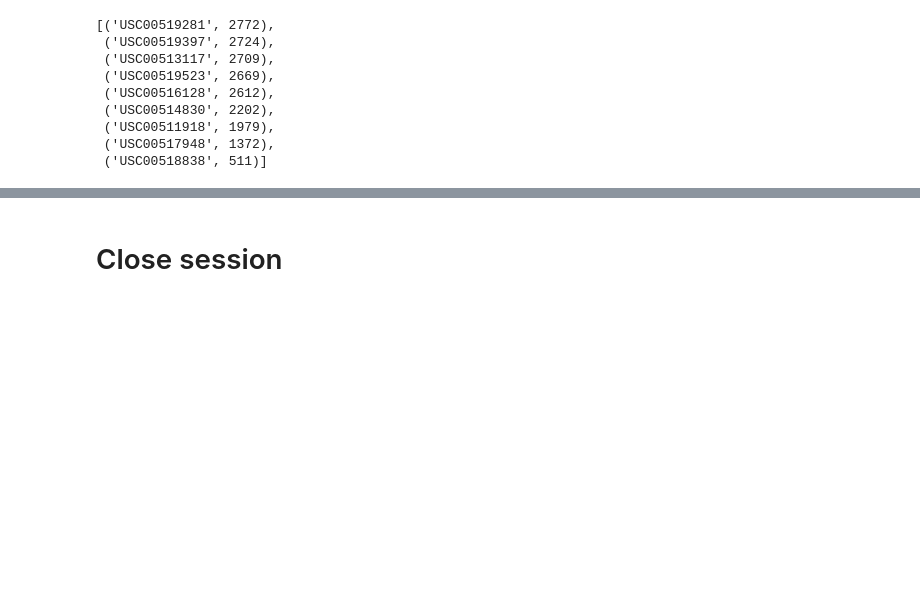
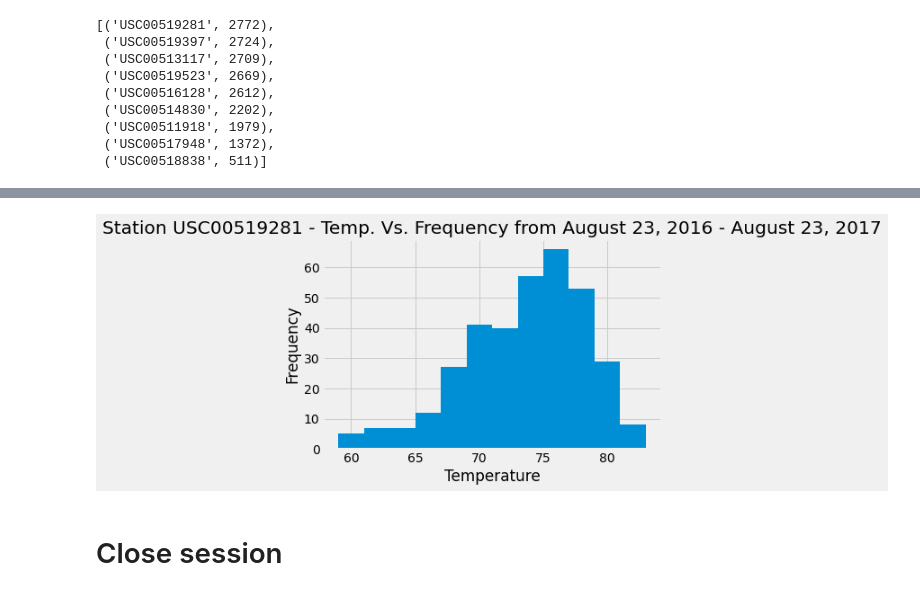
Before and after one commit to Trumane12311/sqlalchemy-challenge, a Jupyter notebook: climate_starter.ipynb, the cells around one changed output, grey strips where cells are left out. Saved outputs shown, nothing was run; the diff lists cells and outputs as text; code cells hidden in the pictures; blank space fills up the shorter version.

```diff
--- a/climate_starter.ipynb
+++ b/climate_starter.ipynb
@@ -257,10 +257,10 @@ There are 9 stations in the dataset.
 # %%
 # Design a query to find the most active stations (i.e. what stations have the most rows?)
 # List the stations and the counts in descending order.
-session.query(Measurement.station,
-    func.count(Measurement.station)
-    ).group_by(Measurement.station
-    ).order_by(func.count(Measurement.station).desc()).all()
+active_sts = session.query(Measurement.station,func.count(Measurement.station)).\
+                group_by(Measurement.station).\
+                order_by(func.count(Measurement.station).desc()).all()
+active_sts
 # %% [output]
 [('USC00519281', 2772),
  ('USC00519397', 2724),
@@ -275,0 +274,18 @@ session.query(Measurement.station,
+# %%
+# Using the most active station id from the previous query, calculate the lowest, highest, and average temperature.
+most_active_st = active_sts[0][0]
+active_st_min = session.query(func.min(Measurement.tobs)).\
+    filter(Measurement.station == 'USC00519281').all()
+
+
+active_st_max = session.query(func.max(Measurement.tobs)).\
+    filter(Measurement.station == 'USC00519281').all()
+
+
+active_st_mean = session.query(func.avg(Measurement.tobs)).\
+    filter(Measurement.station == 'USC00519281').all()
+
+
+print(f'USC00519281 lowest recorded temperature was {active_st_min} degrees.')
+print(f'USC00519281 highest recorded temperature was {active_st_max} degrees.')
+print(f'USC00519281 had an average temperature of {active_st_mean} degrees.')
@@ -276,3 +296,8 @@ session.query(Measurement.station,
 # %%
 # Using the most active station id
 # Query the last 12 months of temperature observation data for this station and plot the results as a histogram
+active_st_year = session.query(Measurement.station, Measurement.tobs, Measurement.date).\
+                filter(Measurement.station == most_active_st).\
+                filter(Measurement.date >= year_ago).all()
+active_st_year_df = pd.DataFrame(active_st_year)
+active_st_year_df.head()
@@ -279,3 +311,12 @@ session.query(Measurement.station,
+# %%
+active_st_year_df.hist(bins=12)
+
+plt.title("Station USC00519281 - Temp. Vs. Frequency from August 23, 2016 - August 23, 2017")
+plt.xlabel("Temperature")
+plt.ylabel("Frequency")
+plt.show()
+# %% [output]
+[figure, added]
 # %% [markdown]
 # Close session
 # %%
```
Also changed, not shown: parts of 5 cells of this notebook, 1 other file.
